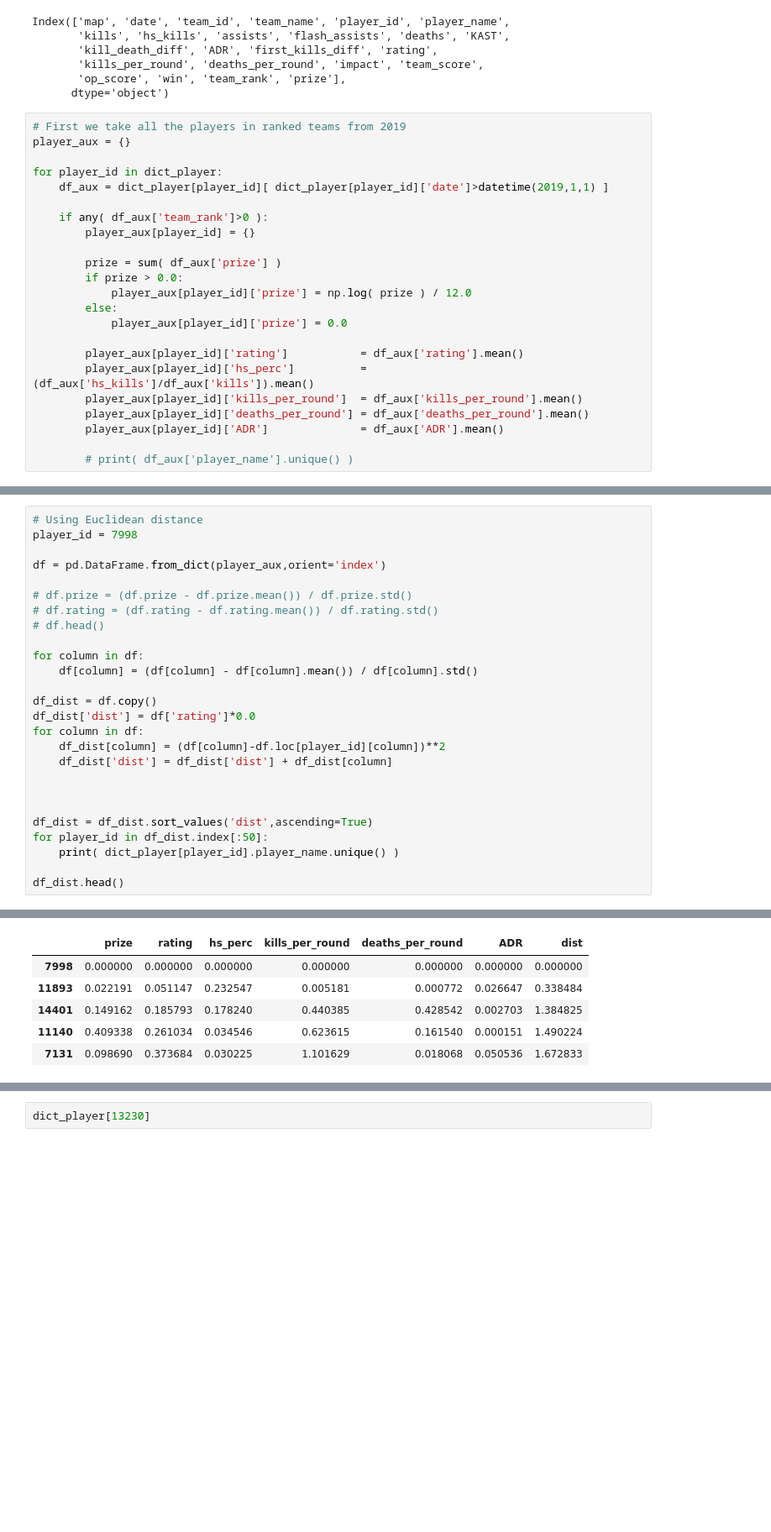
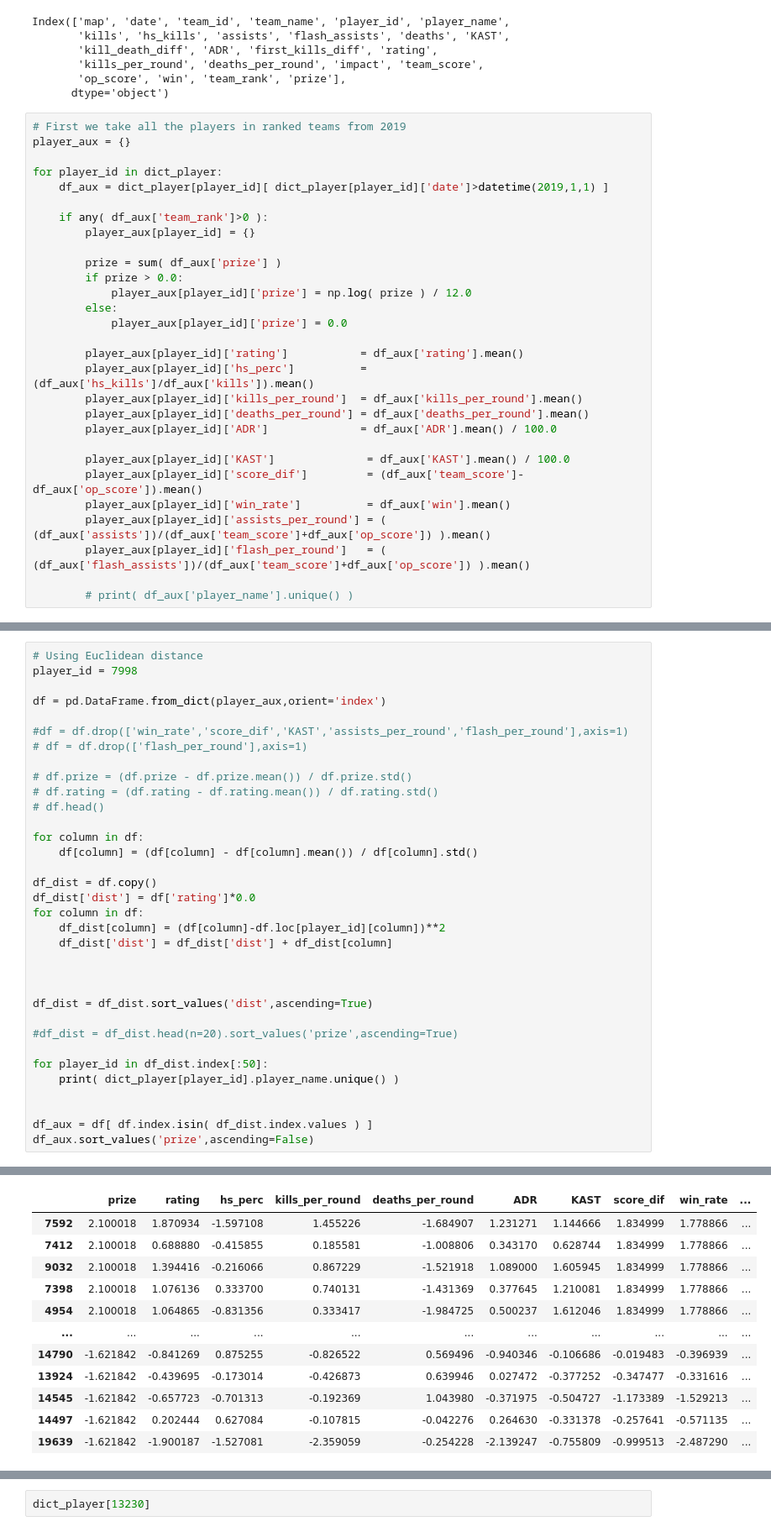
Before and after one commit to emmanuel-garza/insight-csgo, a Jupyter notebook: similarity_score.ipynb, the cells around one changed output, grey strips where cells are left out. Shown at 84% size. Drawn from its saved outputs; the diff is of its cells as text; blank space fills up the shorter version.

```diff
--- a/similarity_score.ipynb
+++ b/similarity_score.ipynb
@@ -50,6 +73,12 @@ for player_id in dict_player:
         player_aux[player_id]['hs_perc']          = (df_aux['hs_kills']/df_aux['kills']).mean()
         player_aux[player_id]['kills_per_round']  = df_aux['kills_per_round'].mean()
         player_aux[player_id]['deaths_per_round'] = df_aux['deaths_per_round'].mean()
-        player_aux[player_id]['ADR']              = df_aux['ADR'].mean()
+        player_aux[player_id]['ADR']              = df_aux['ADR'].mean() / 100.0
+
+        player_aux[player_id]['KAST']              = df_aux['KAST'].mean() / 100.0
+        player_aux[player_id]['score_dif']         = (df_aux['team_score']-df_aux['op_score']).mean()
+        player_aux[player_id]['win_rate']          = df_aux['win'].mean()
+        player_aux[player_id]['assists_per_round'] = ( (df_aux['assists'])/(df_aux['team_score']+df_aux['op_score']) ).mean()
+        player_aux[player_id]['flash_per_round']   = ( (df_aux['flash_assists'])/(df_aux['team_score']+df_aux['op_score']) ).mean()
 
         # print( df_aux['player_name'].unique() )
@@ -58,6 +97,9 @@ for player_id in dict_player:
 player_id = 7998
 
 df = pd.DataFrame.from_dict(player_aux,orient='index')
+
+#df = df.drop(['win_rate','score_dif','KAST','assists_per_round','flash_per_round'],axis=1)
+# df = df.drop(['flash_per_round'],axis=1)
 
 # df.prize = (df.prize - df.prize.mean()) / df.prize.std()
 # df.rating = (df.rating - df.rating.mean()) / df.rating.std()
@@ -75,9 +117,14 @@ for column in df:
 
 
 df_dist = df_dist.sort_values('dist',ascending=True)
+
+#df_dist = df_dist.head(n=20).sort_values('prize',ascending=True)
+
 for player_id in df_dist.index[:50]:
     print( dict_player[player_id].player_name.unique() )
 
-df_dist.head()
+
+df_aux = df[ df.index.isin( df_dist.index.values ) ]
+df_aux.sort_values('prize',ascending=False)
 # %% [output]
 ['s1mple']
@@ -100,6 +147,12 @@ df_dist.head()
-|  | prize | rating | hs_perc | kills_per_round | deaths_per_round | ADR | dist |
-| 7998 | 0.000000 | 0.000000 | 0.000000 | 0.000000 | 0.000000 | 0.000000 | 0.000000 |
-| 11893 | 0.022191 | 0.051147 | 0.232547 | 0.005181 | 0.000772 | 0.026647 | 0.338484 |
-| 14401 | 0.149162 | 0.185793 | 0.178240 | 0.440385 | 0.428542 | 0.002703 | 1.384825 |
-| 11140 | 0.409338 | 0.261034 | 0.034546 | 0.623615 | 0.161540 | 0.000151 | 1.490224 |
-| 7131 | 0.098690 | 0.373684 | 0.030225 | 1.101629 | 0.018068 | 0.050536 | 1.672833 |
+|  | prize | rating | hs_perc | kills_per_round | deaths_per_round | ADR | KAST | score_dif | win_rate | ... |
+| 7592 | 2.100018 | 1.870934 | -1.597108 | 1.455226 | -1.684907 | 1.231271 | 1.144666 | 1.834999 | 1.778866 | ... |
+| 7412 | 2.100018 | 0.688880 | -0.415855 | 0.185581 | -1.008806 | 0.343170 | 0.628744 | 1.834999 | 1.778866 | ... |
+| 9032 | 2.100018 | 1.394416 | -0.216066 | 0.867229 | -1.521918 | 1.089000 | 1.605945 | 1.834999 | 1.778866 | ... |
+| 7398 | 2.100018 | 1.076136 | 0.333700 | 0.740131 | -1.431369 | 0.377645 | 1.210081 | 1.834999 | 1.778866 | ... |
+| 4954 | 2.100018 | 1.064865 | -0.831356 | 0.333417 | -1.984725 | 0.500237 | 1.612046 | 1.834999 | 1.778866 | ... |
+| ... | ... | ... | ... | ... | ... | ... | ... | ... | ... | ... |
+| 14790 | -1.621842 | -0.841269 | 0.875255 | -0.826522 | 0.569496 | -0.940346 | -0.106686 | -0.019483 | -0.396939 | ... |
+| 13924 | -1.621842 | -0.439695 | -0.173014 | -0.426873 | 0.639946 | 0.027472 | -0.377252 | -0.347477 | -0.331616 | ... |
+| 14545 | -1.621842 | -0.657723 | -0.701313 | -0.192369 | 1.043980 | -0.371975 | -0.504727 | -1.173389 | -1.529213 | ... |
+| 14497 | -1.621842 | 0.202444 | 0.627084 | -0.107815 | -0.042276 | 0.264630 | -0.331378 | -0.257641 | -0.571135 | ... |
+| 19639 | -1.621842 | -1.900187 | -1.527081 | -2.359059 | -0.254228 | -2.139247 | -0.755809 | -0.999513 | -2.487290 | ... |
```
Also changed, not shown: parts of 8 cells of this notebook, 2 other files.
